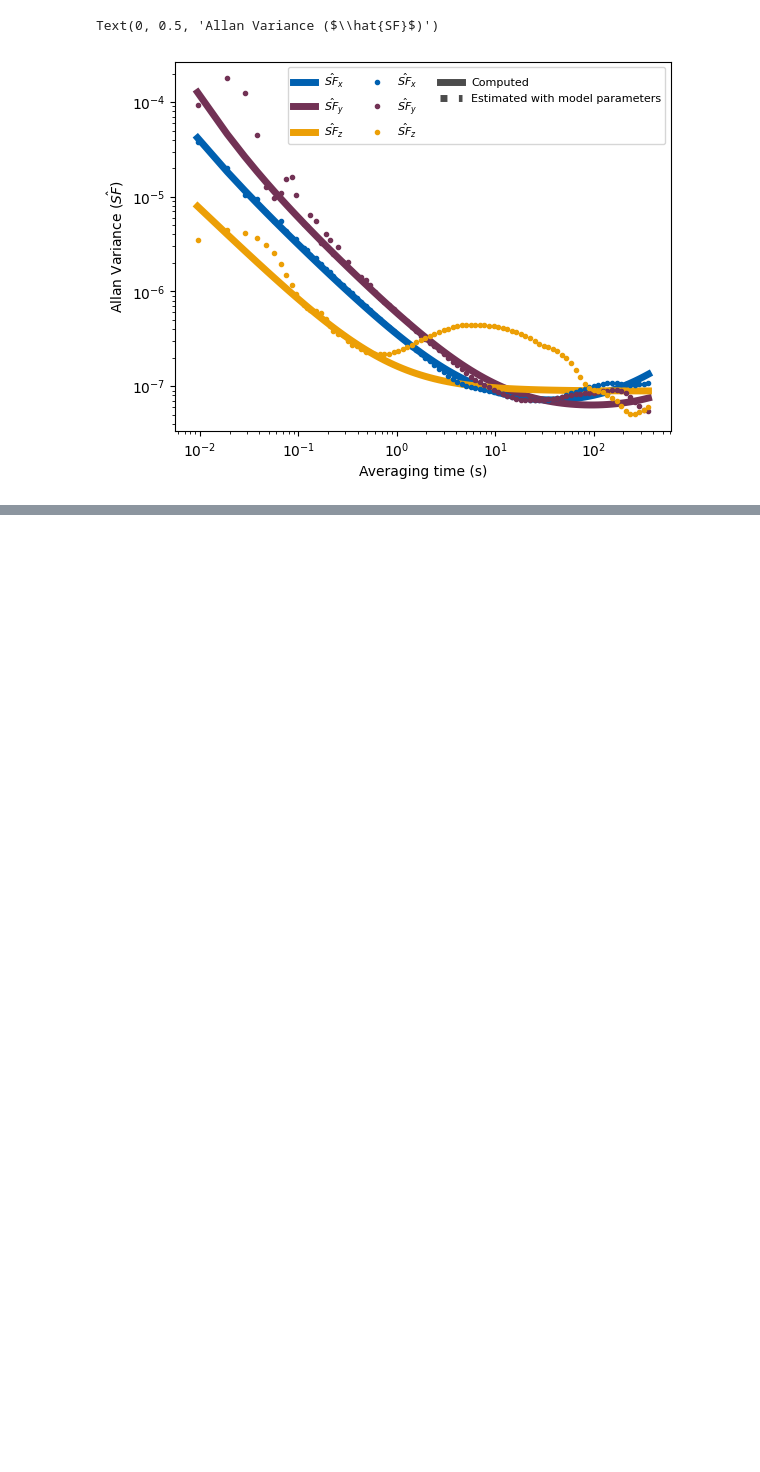
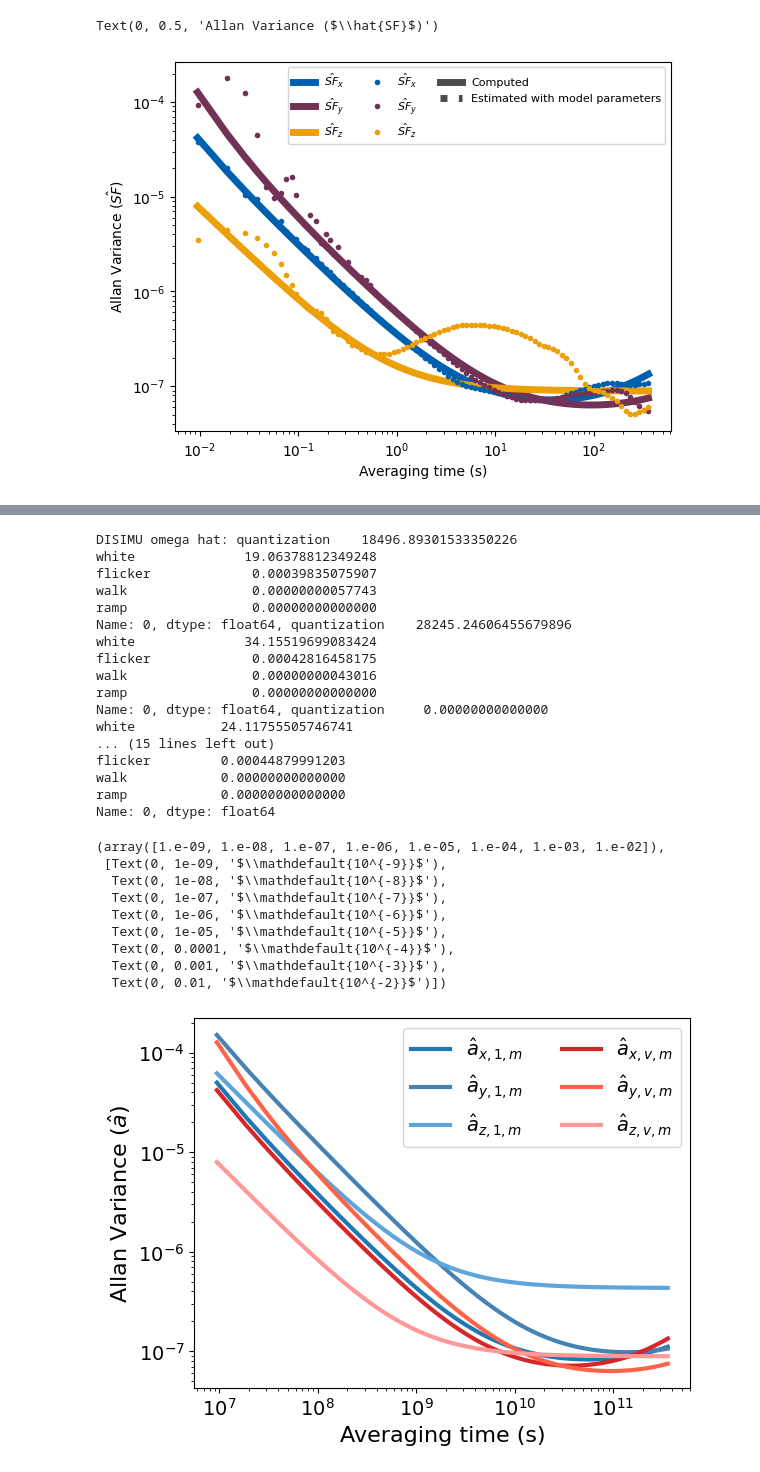
Before and after one commit to schoi355/multi_imu_fusion, a Jupyter notebook: MagPIE/vitual_IMU.ipynb, the cells around one changed output, grey strips where cells are left out. Drawn from its saved outputs; the diff is of its cells as text; code cells hidden in the pictures; blank space fills up the shorter version.

```diff
--- a/MagPIE/vitual_IMU.ipynb
+++ b/MagPIE/vitual_IMU.ipynb
@@ -693,0 +766,60 @@ Text(0, 0.5, 'Allan Variance ($\\hat{SF}$)')
+# %%
+# DISIMU, omega hat
+tau_wx_EKF, avar_wx_EKF = allan_variance.compute_avar(df1_acc[:,0], dt)
+tau_wy_EKF, avar_wy_EKF = allan_variance.compute_avar(df1_acc[:,1], dt)
+tau_wz_EKF, avar_wz_EKF = allan_variance.compute_avar(df1_acc[:,2], dt)
+tau_wx_UKF, avar_wx_UKF = allan_variance.compute_avar(dfv_acc[:,0], dt)
+tau_wy_UKF, avar_wy_UKF = allan_variance.compute_avar(dfv_acc[:,1], dt)
+tau_wz_UKF, avar_wz_UKF = allan_variance.compute_avar(dfv_acc[:,2], dt)
+params_wx_EKF, avar_pred_wx_EKF = allan_variance.estimate_parameters(tau_wx_EKF, avar_wx_EKF)
+params_wy_EKF, avar_pred_wy_EKF = allan_variance.estimate_parameters(tau_wy_EKF, avar_wy_EKF)
+params_wz_EKF, avar_pred_wz_EKF = allan_variance.estimate_parameters(tau_wz_EKF, avar_wz_EKF)
+params_wx_UKF, avar_pred_wx_UKF = allan_variance.estimate_parameters(tau_wx_UKF, avar_wx_UKF)
+params_wy_UKF, avar_pred_wy_UKF = allan_variance.estimate_parameters(tau_wy_UKF, avar_wy_UKF)
+params_wz_UKF, avar_pred_wz_UKF = allan_variance.estimate_parameters(tau_wz_UKF, avar_wz_UKF)
+print(f"DISIMU omega hat: {params_wx_EKF}, {params_wy_EKF}, {params_wz_EKF}, {params_wx_UKF}, {params_wy_UKF}, {params_wz_UKF}")
+
+# Computed
+fig, ax = plt.subplots()
+plt.loglog(tau_wx_EKF, avar_pred_wx_EKF, label="$\hat{a}_{x,1,m}$", linewidth=3, color = "#1f77b4")
+plt.loglog(tau_wy_EKF, avar_pred_wy_EKF, label="$\hat{a}_{y,1,m}$", linewidth=3, color = "#4682b4")
+plt.loglog(tau_wz_EKF, avar_pred_wz_EKF, label="$\hat{a}_{z,1,m}$", linewidth=3, color = "#5da5da")
+plt.loglog(tau_wx_UKF, avar_pred_wx_UKF, label="$\hat{a}_{x,v,m}$", linewidth=3, color = "#d62728")
+plt.loglog(tau_wy_UKF, avar_pred_wy_UKF, label="$\hat{a}_{y,v,m}$", linewidth=3, color = "#ff6347")
+plt.loglog(tau_wz_UKF, avar_pred_wz_UKF, label="$\hat{a}_{z,v,m}$", linewidth=3, color = "#ff9896")
+
+# plt.ylim([1e-8, 1e-1])
+
+plt.legend(ncol=2, fancybox=True, frameon=True, fontsize=14, loc='upper right')
+plt.xlabel("Averaging time (s)", fontsize=16)
+plt.ylabel("Allan Variance ($\hat{a}$)", fontsize=16)
+plt.xticks(fontsize=14)
+plt.yticks(fontsize=14)
+# %% [output]
+DISIMU omega hat: quantization    18496.89301533350226
+white              19.06378812349248
+flicker             0.00039835075907
+walk                0.00000000057743
+ramp                0.00000000000000
+Name: 0, dtype: float64, quantization    28245.24606455679896
+white              34.15519699083424
+flicker             0.00042816458175
+walk                0.00000000043016
+ramp                0.00000000000000
+Name: 0, dtype: float64, quantization     0.00000000000000
+white           24.11755505746741
+... (15 lines left out)
+flicker         0.00044879991203
+walk            0.00000000000000
+ramp            0.00000000000000
+Name: 0, dtype: float64
+(array([1.e-09, 1.e-08, 1.e-07, 1.e-06, 1.e-05, 1.e-04, 1.e-03, 1.e-02]),
+ [Text(0, 1e-09, '$\\mathdefault{10^{-9}}$'),
+  Text(0, 1e-08, '$\\mathdefault{10^{-8}}$'),
+  Text(0, 1e-07, '$\\mathdefault{10^{-7}}$'),
+  Text(0, 1e-06, '$\\mathdefault{10^{-6}}$'),
+  Text(0, 1e-05, '$\\mathdefault{10^{-5}}$'),
+  Text(0, 0.0001, '$\\mathdefault{10^{-4}}$'),
+  Text(0, 0.001, '$\\mathdefault{10^{-3}}$'),
+  Text(0, 0.01, '$\\mathdefault{10^{-2}}$')])
+[figure, added]
```
Also changed, not shown: parts of 8 cells of this notebook, 10 other files.
